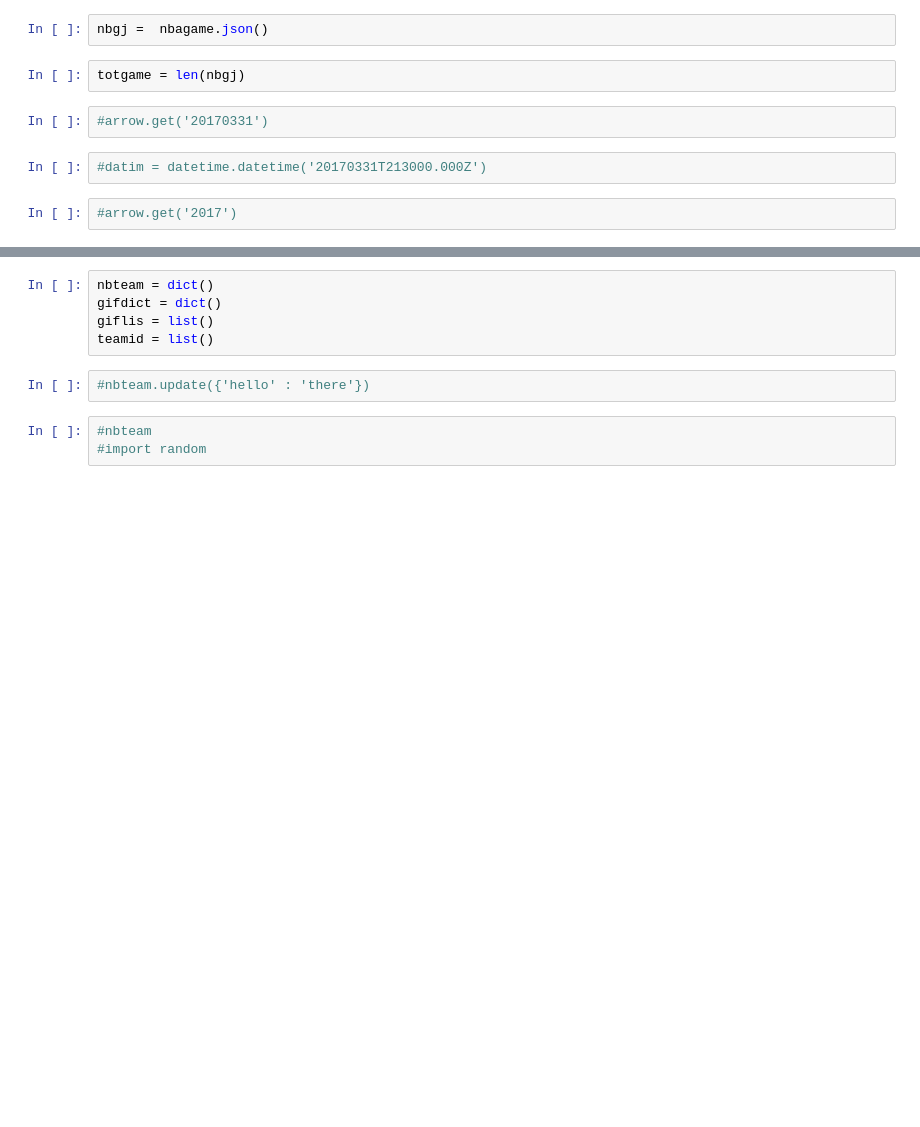
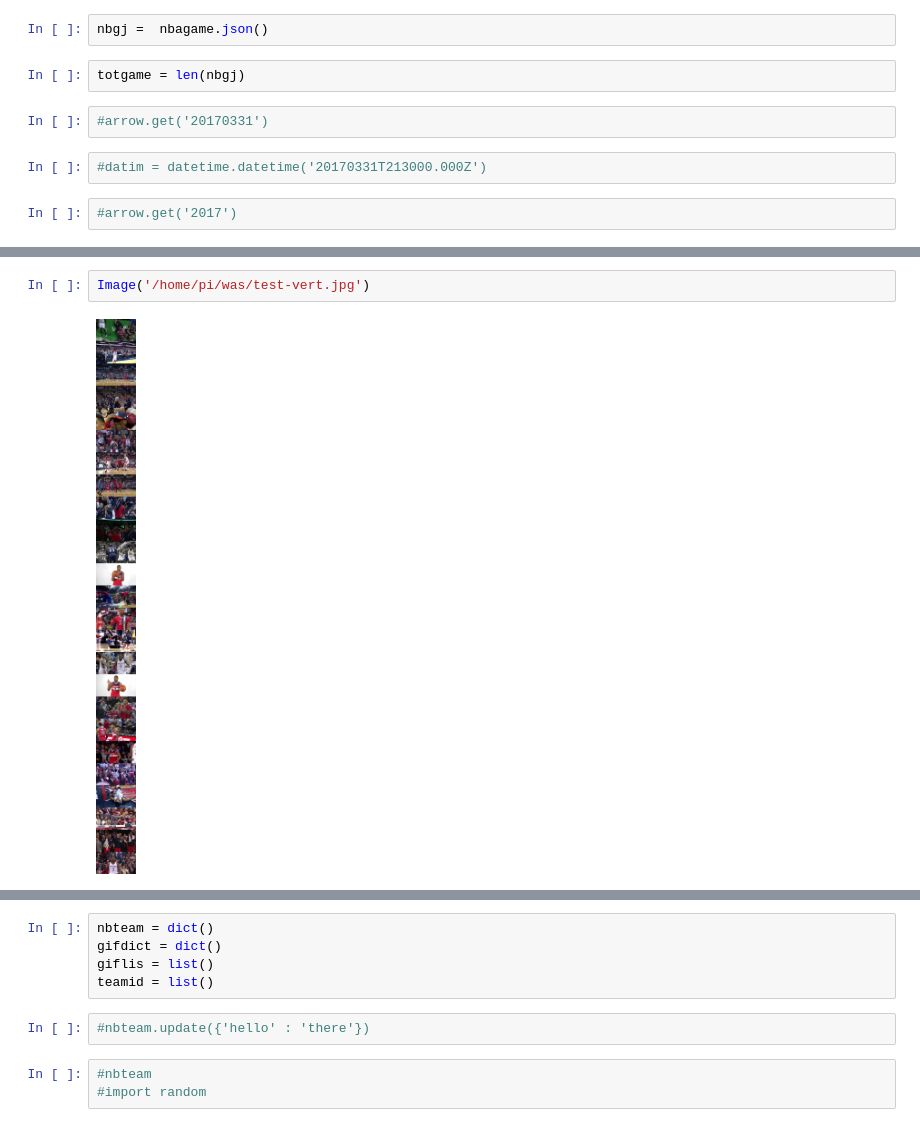
Before and after one commit to wcmckee/wcmckee.com, a Jupyter notebook: posts/nbagame.ipynb, the cells around one changed output, grey strips where cells are left out. Drawn from its saved outputs; the diff is of its cells as text; blank space fills up the shorter version.

```diff
--- a/posts/nbagame.ipynb
+++ b/posts/nbagame.ipynb
@@ -47,0 +483,4 @@ totgame = len(nbgj)
+# %%
+Image('/home/pi/was/test-vert.jpg')
+# %% [output]
+[figure, added]
```
Also changed, not shown: parts of 85 cells of this notebook, 5 other files.
